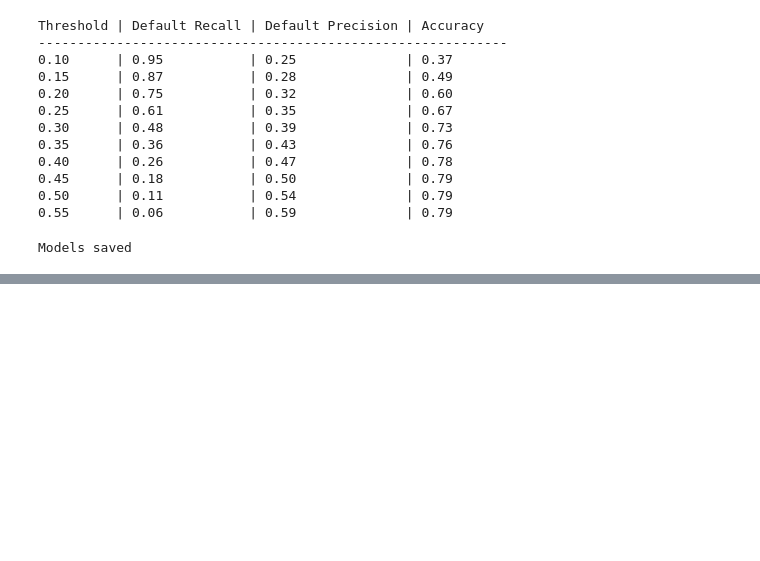
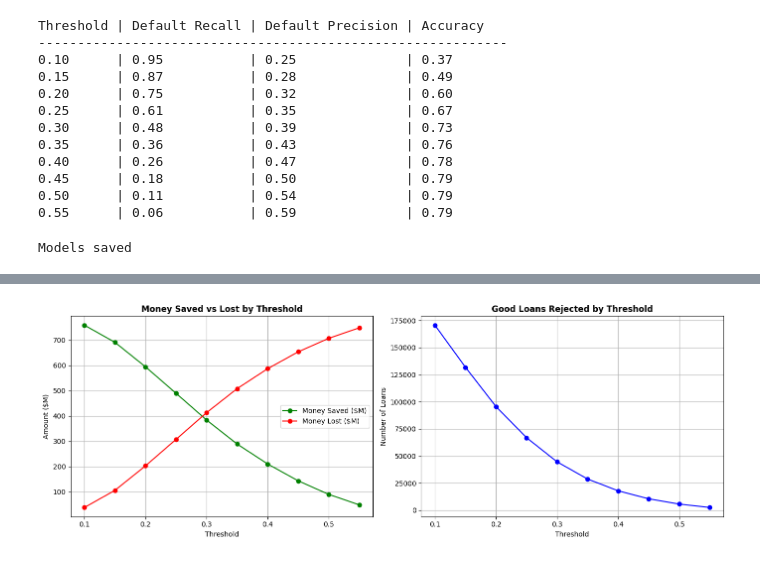
Before and after one commit to cindyzheng001-afk/loan-default-prediction, a Jupyter notebook: 01_eda.ipynb, the cells around one changed output, grey strips where cells are left out. Cells and saved outputs as stored; diff of their text form; code cells hidden in the pictures; blank space fills up the shorter version.

```diff
--- a/01_eda.ipynb
+++ b/01_eda.ipynb
@@ -875,0 +977,40 @@ Models saved
+# %%
+# Visualize threshold tradeoffs
+thresholds = [0.10, 0.15, 0.20, 0.25, 0.30, 0.35, 0.40, 0.45, 0.50, 0.55]
+money_saved = []
+money_lost = []
+good_rejected = []
+
+for t in thresholds:
+    y_pred = (y_prob_xgb >= t).astype(int)
+    TP = ((y_pred == 1) & (y_test == 1)).sum()
+    FP = ((y_pred == 1) & (y_test == 0)).sum()
+    FN = ((y_pred == 0) & (y_test == 1)).sum()
+    money_saved.append(TP * 15000 * 0.9 / 1e6)
+    money_lost.append(FN * 15000 * 0.9 / 1e6)
+    good_rejected.append(FP)
+
+fig, (ax1, ax2) = plt.subplots(1, 2, figsize=(14, 5))
+
+# Plot 1: Money saved vs lost
+ax1.plot(thresholds, money_saved, 'g-o', label='Money Saved ($M)')
+ax1.plot(thresholds, money_lost, 'r-o', label='Money Lost ($M)')
+ax1.set_xlabel('Threshold')
+ax1.set_ylabel('Amount ($M)')
+ax1.set_title('Money Saved vs Lost by Threshold', fontweight='bold')
+ax1.legend()
+ax1.grid(True)
+
+# Plot 2: Good loans rejected
+ax2.plot(thresholds, good_rejected, 'b-o')
+ax2.set_xlabel('Threshold')
+ax2.set_ylabel('Number of Loans')
+ax2.set_title('Good Loans Rejected by Threshold', fontweight='bold')
+ax2.grid(True)
+
+plt.tight_layout()
+plt.savefig(r'C:\Users\czhen\Desktop\loan-default-prediction\reports\threshold_simulator.png',
+            dpi=150, bbox_inches='tight')
+plt.show()
+# %% [output]
+[figure, added]
```
Also changed, not shown: parts of 7 cells of this notebook.
